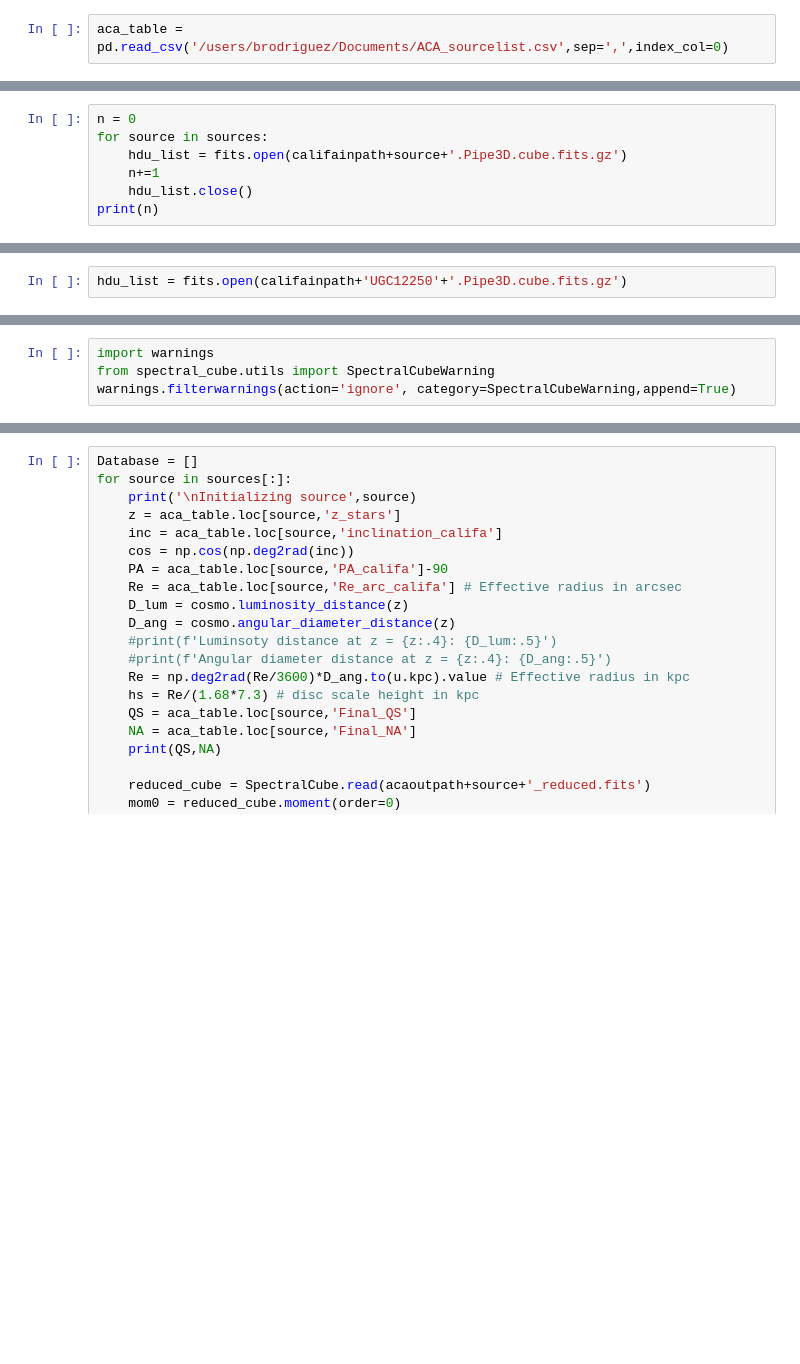
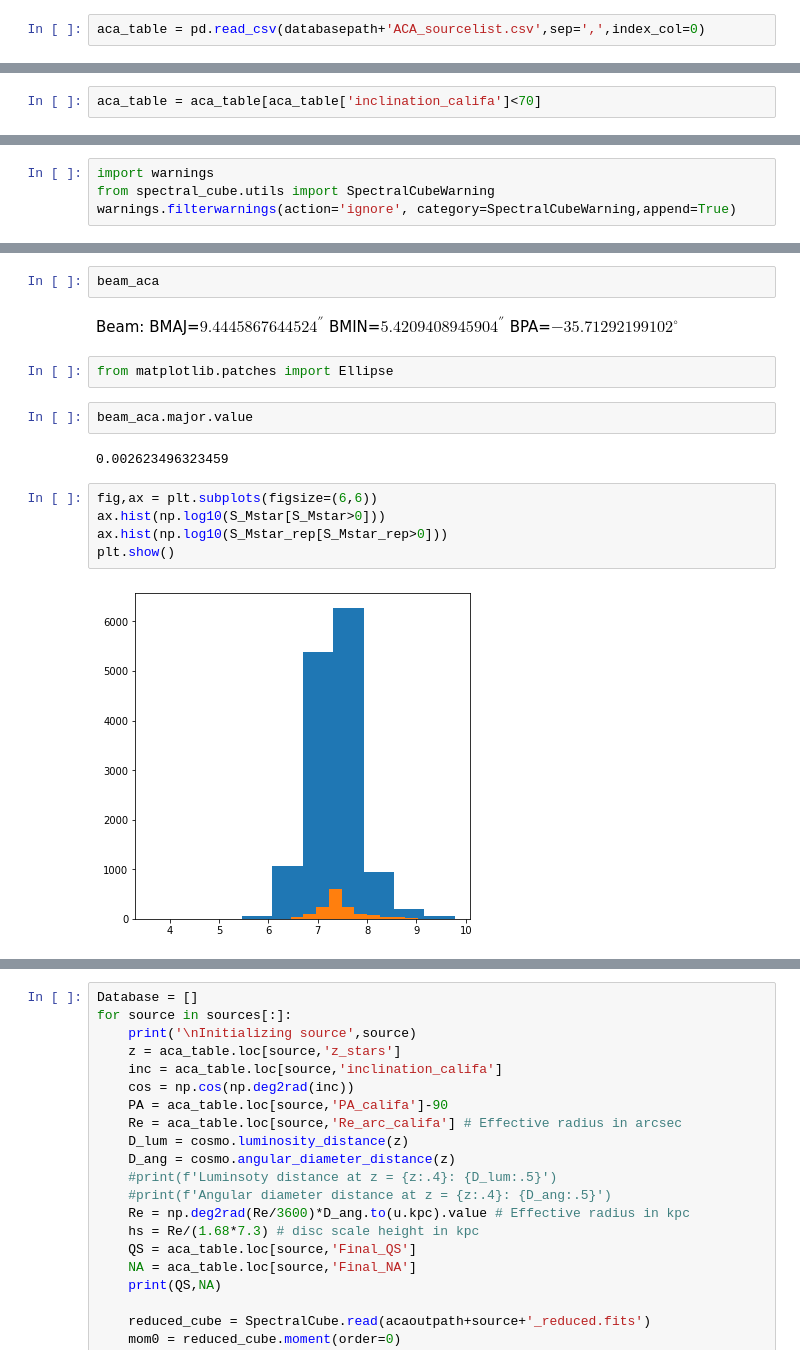
Before and after one commit to Bruno-Rodriguez/quenching-nearby-galaxies, a Jupyter notebook: create_database.ipynb, the cells around one changed output, grey strips where cells are left out. Drawn from its saved outputs; the diff is of its cells as text; blank space fills up the shorter version.

```diff
--- a/create_database.ipynb
+++ b/create_database.ipynb
@@ -42,5 +24,5 @@ Number of overlapping sources :  55
 # %%
-aca_table = pd.read_csv('/users/brodriguez/Documents/ACA_sourcelist.csv',sep=',',index_col=0)
+aca_table = pd.read_csv(databasepath+'ACA_sourcelist.csv',sep=',',index_col=0)
 # %%
 aca_table.info()
 # %% [output]
@@ -61,3 +43,5 @@ Data columns (total 17 columns):
  16  log_SFR_SF          60 non-null     float64
 dtypes: float64(11), int64(3), object(3)
 memory usage: 8.4+ KB
+# %%
+aca_table = aca_table[aca_table['inclination_califa']<70]
@@ -72,7 +59,0 @@ print(len(aca_table))
-# %%
-n = 0
-for source in sources:
-    hdu_list = fits.open(califainpath+source+'.Pipe3D.cube.fits.gz')
-    n+=1
-    hdu_list.close()
-print(n)
@@ -81,2 +59,0 @@ print(n)
-# %%
-hdu_list = fits.open(califainpath+'UGC12250'+'.Pipe3D.cube.fits.gz')
@@ -564,0 +309,17 @@ Initializing source VV488NED02
+# %%
+beam_aca
+# %% [output]
+Beam: BMAJ=$9.4445867644524^{''}$ BMIN=$5.4209408945904^{''}$ BPA=$-35.71292199102^\circ$
+# %%
+from matplotlib.patches import Ellipse
+# %%
+beam_aca.major.value
+# %% [output]
+0.002623496323459
+# %%
+fig,ax = plt.subplots(figsize=(6,6))
+ax.hist(np.log10(S_Mstar[S_Mstar>0]))
+ax.hist(np.log10(S_Mstar_rep[S_Mstar_rep>0]))
+plt.show()
+# %% [output]
+[figure, added]
```
Also changed, not shown: parts of 81 cells of this notebook.
